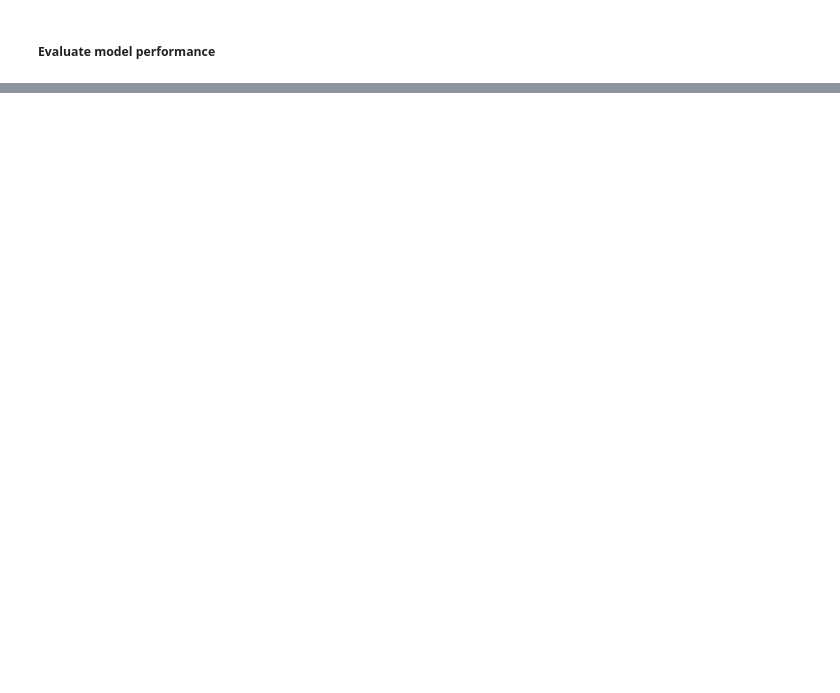
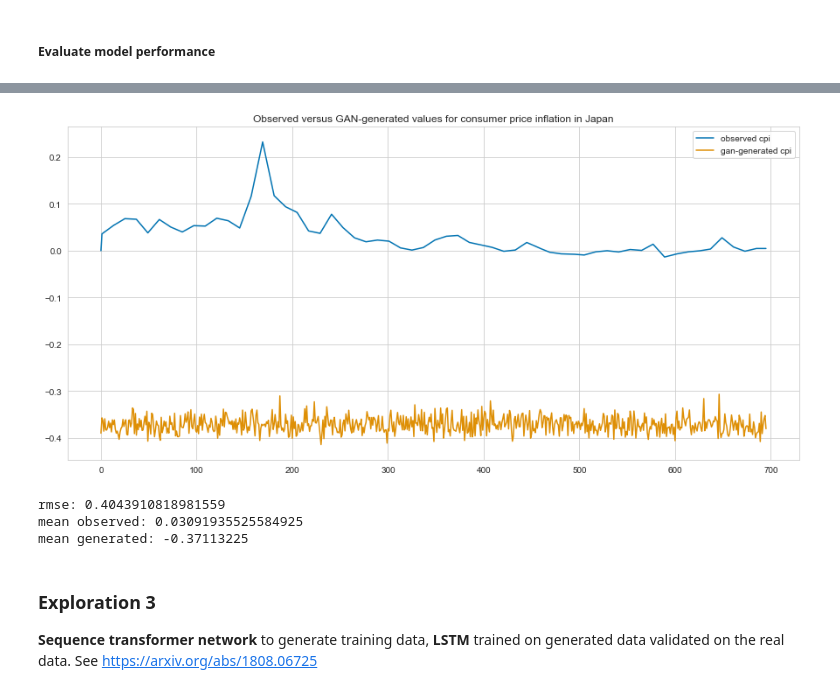
Before and after one commit to denominations-io/macroeconomics, a Jupyter notebook: model_one.ipynb, the cells around one changed output, grey strips where cells are left out. Cells and saved outputs as stored; diff of their text form; code cells hidden in the pictures; blank space fills up the shorter version.

```diff
--- a/model_one.ipynb
+++ b/model_one.ipynb
@@ -286,0 +308,8 @@ file_name = 'features/m_one/combined_%s.csv' % country.lower()
+# %%
+def discriminator():
+    discriminator = Sequential(name='discriminator')
+    discriminator.add(Conv1D(2, 2, activation=ELU(alpha=0.86), input_shape=(gan_cols, 1)))
+    discriminator.add(MaxPool1D(pool_size=2))
+    discriminator.add(Flatten())
+    discriminator.add(Dense(1, activation='sigmoid'))
+    return discriminator
@@ -286,0 +362,23 @@ file_name = 'features/m_one/combined_%s.csv' % country.lower()
+# %%
+generated_y = generator.predict(np.random.rand(num_obs, gan_cols))[:,-1]
+gan_y = gan_df['label'].values
+# %%
+plt.figure(figsize=(15,7))
+plt.plot(gan_y, label='observed cpi')
+plt.plot(generated_y, label='gan-generated cpi')
+plt.legend()
+plt.title('Observed versus GAN-generated values for consumer price inflation in %s' % country)
+plt.show()
+# %% [output]
+[figure, added]
+# %%
+print('rmse: %s\nmean observed: %s\nmean generated: %s' % (np.sqrt(mean_squared_error(gan_y, generated_y)),
+                                                           np.mean(gan_y), np.mean(generated_y)))
+# %% [output]
+rmse: 0.4043910818981559
+mean observed: 0.03091935525584925
+mean generated: -0.37113225
+# %% [markdown]
+### Exploration 3
+
+**Sequence transformer network** to generate training data, **LSTM** trained on generated data validated on the real data. See https://arxiv.org/abs/1808.06725
```
Also changed, not shown: parts of 42 cells of this notebook, 1 other file.
